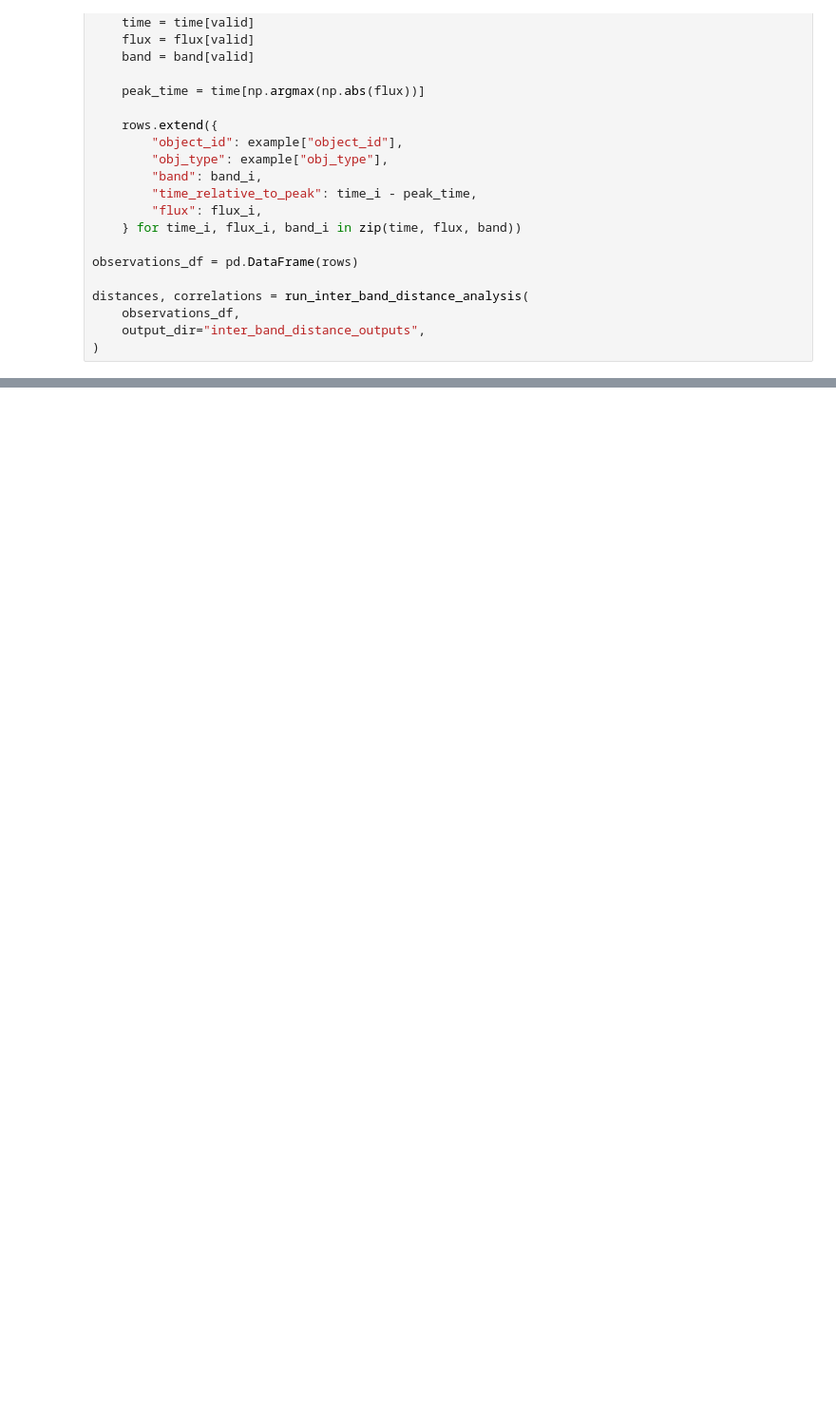
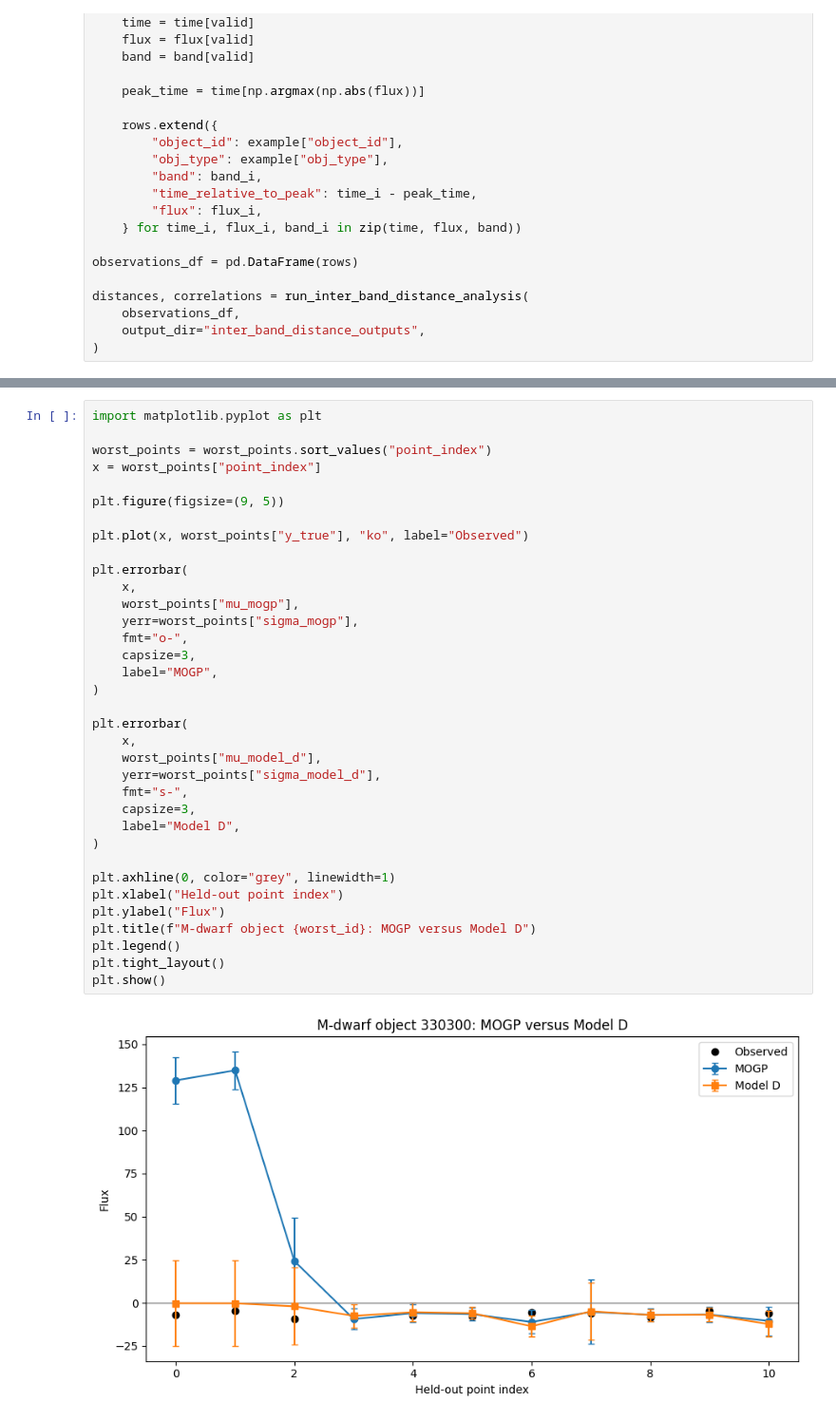
Before and after one commit to xinyi-BPC/multiband-gp, a Jupyter notebook: MOGP_band.ipynb, the cells around one changed output, grey strips where cells are left out. Shown at 95% size. Drawn from its saved outputs; the diff is of its cells as text; blank space fills up the shorter version.

Commit message:
band pairs comparison between MOGP and Model D

```diff
--- a/MOGP_band.ipynb
+++ b/MOGP_band.ipynb
@@ -161,0 +362,37 @@ Name: flux, dtype: float64
+# %%
+import matplotlib.pyplot as plt
+
+worst_points = worst_points.sort_values("point_index")
+x = worst_points["point_index"]
+
+plt.figure(figsize=(9, 5))
+
+plt.plot(x, worst_points["y_true"], "ko", label="Observed")
+
+plt.errorbar(
+    x,
+    worst_points["mu_mogp"],
+    yerr=worst_points["sigma_mogp"],
+    fmt="o-",
+    capsize=3,
+    label="MOGP",
+)
+
+plt.errorbar(
+    x,
+    worst_points["mu_model_d"],
+    yerr=worst_points["sigma_model_d"],
+    fmt="s-",
+    capsize=3,
+    label="Model D",
+)
+
+plt.axhline(0, color="grey", linewidth=1)
+plt.xlabel("Held-out point index")
+plt.ylabel("Flux")
+plt.title(f"M-dwarf object {worst_id}: MOGP versus Model D")
+plt.legend()
+plt.tight_layout()
+plt.show()
+# %% [output]
+[figure, added]
```
Also changed, not shown: parts of 23 cells of this notebook, 47 other files.
